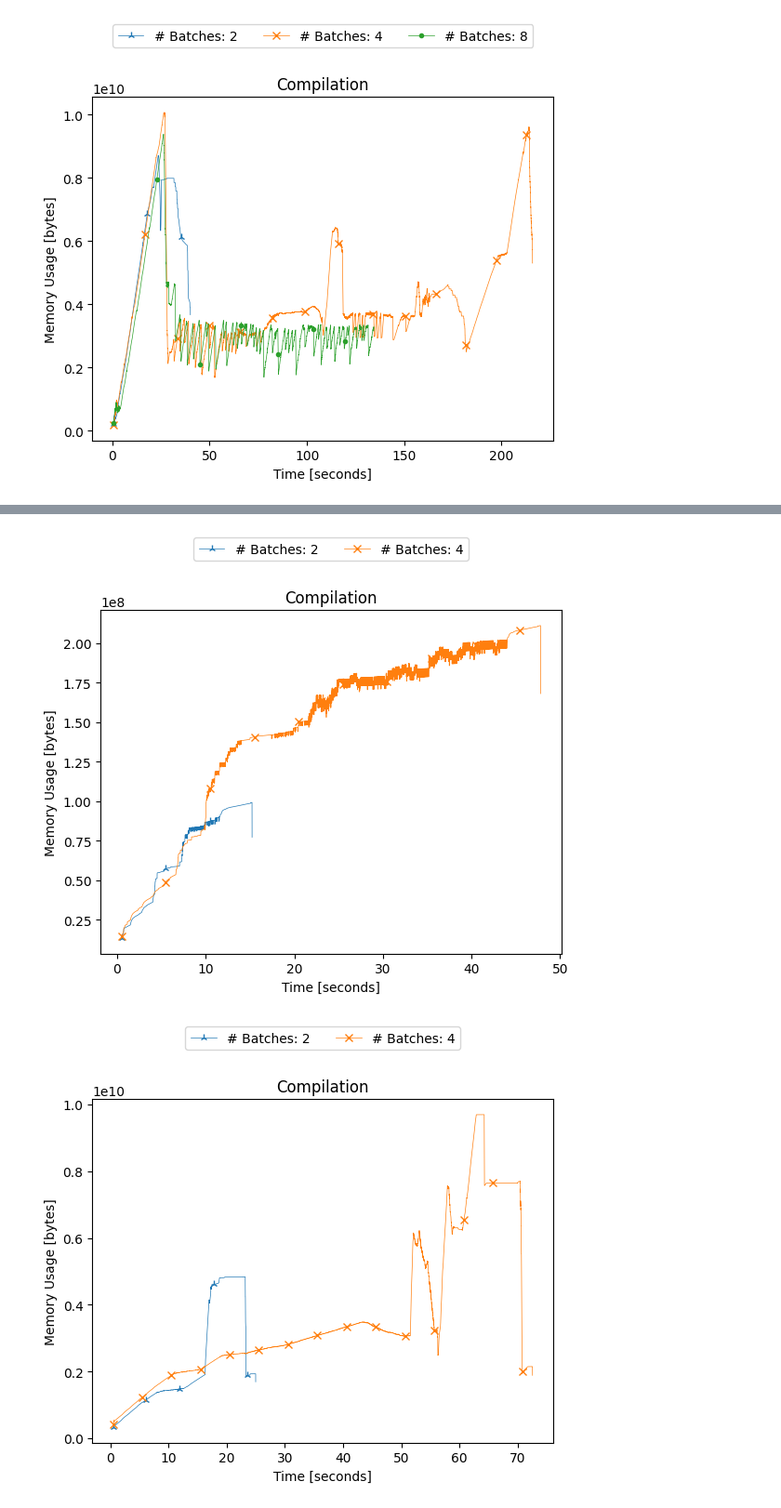
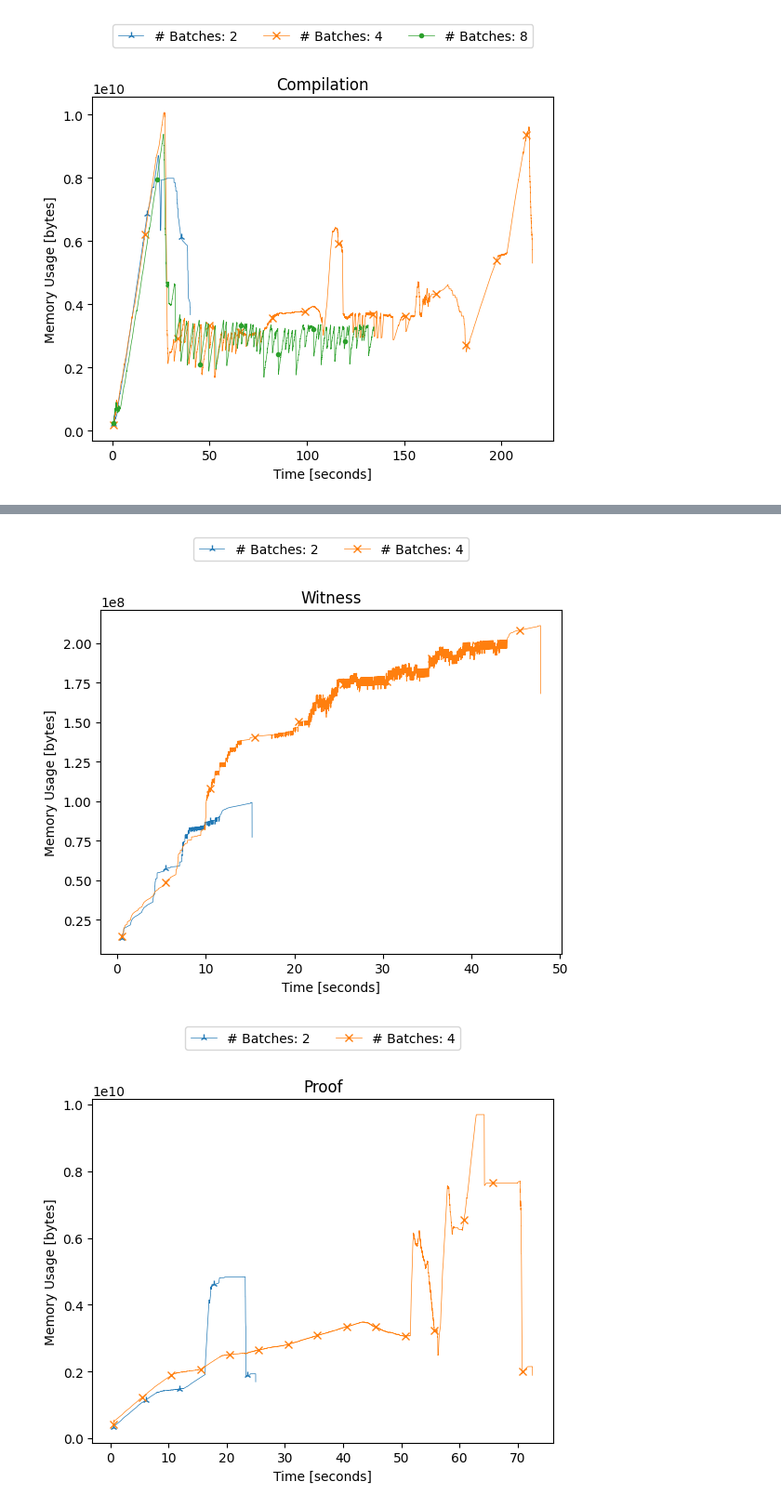
Before and after one commit to amrap030/c2d-marketplace, a Jupyter notebook: benchmarks/benchmarks.ipynb, the cells around one changed output, grey strips where cells are left out. Shown at 93% size. Drawn from its saved outputs; the diff is of its cells as text; code cells hidden in the pictures.

```diff
--- a/benchmarks/benchmarks.ipynb
+++ b/benchmarks/benchmarks.ipynb
@@ -149,7 +149,7 @@ for index, batch_size in enumerate(batch_sizes):
 
 with PdfPages("sum/merkle/setup.pdf") as pdf:
     plt.legend(bbox_to_anchor=(0.5, 1.23), loc='upper center', ncols=3)
-    plt.title('Compilation')
+    plt.title('Setup')
     pdf.savefig(bbox_inches="tight")
     plt.show()
 # %% [output]
@@ -175,34 +175,34 @@ for index, batch_size in enumerate(batch_sizes):
 
 with PdfPages("sum/merkle/witness.pdf") as pdf:
     plt.legend(bbox_to_anchor=(0.5, 1.23), loc='upper center', ncols=3)
-    plt.title('Compilation')
+    plt.title('Witness')
     pdf.savefig(bbox_inches="tight")
     plt.show()
 # %% [output]
-[figure, old version]
+[figure, new version]
 # %%
 import json
 import matplotlib.pyplot as plt
 from matplotlib.backends.backend_pdf import PdfPages
 
 path = "sum/merkle/{}/measurements/proof.json"
 batch_sizes = [64, 128]
 batch_numbers = [2, 4]
 marker = ["2", "x"]
 
 plt.xlabel("Time [seconds]")
 plt.ylabel("Memory Usage [bytes]")
 for index, batch_size in enumerate(batch_sizes):
     with open(path.format(batch_numbers[index])) as f:
         data = json.load(f)
         times = data[0]["time_series"]["sample_milliseconds"]
         memory = data[0]["time_series"]["memory_bytes"]
         plt.plot([time/1000 for time in times], memory, linestyle="-", marker=marker[index], linewidth=0.5, markevery=3000, label="# Batches: {}".format(batch_numbers[index]))
 
 with PdfPages("sum/merkle/proof.pdf") as pdf:
     plt.legend(bbox_to_anchor=(0.5, 1.23), loc='upper center', ncols=3)
-    plt.title('Compilation')
+    plt.title('Proof')
     pdf.savefig(bbox_inches="tight")
     plt.show()
 # %% [output]
-[figure, old version]
+[figure, new version]
```
Also changed, not shown: parts of 26 cells of this notebook.
